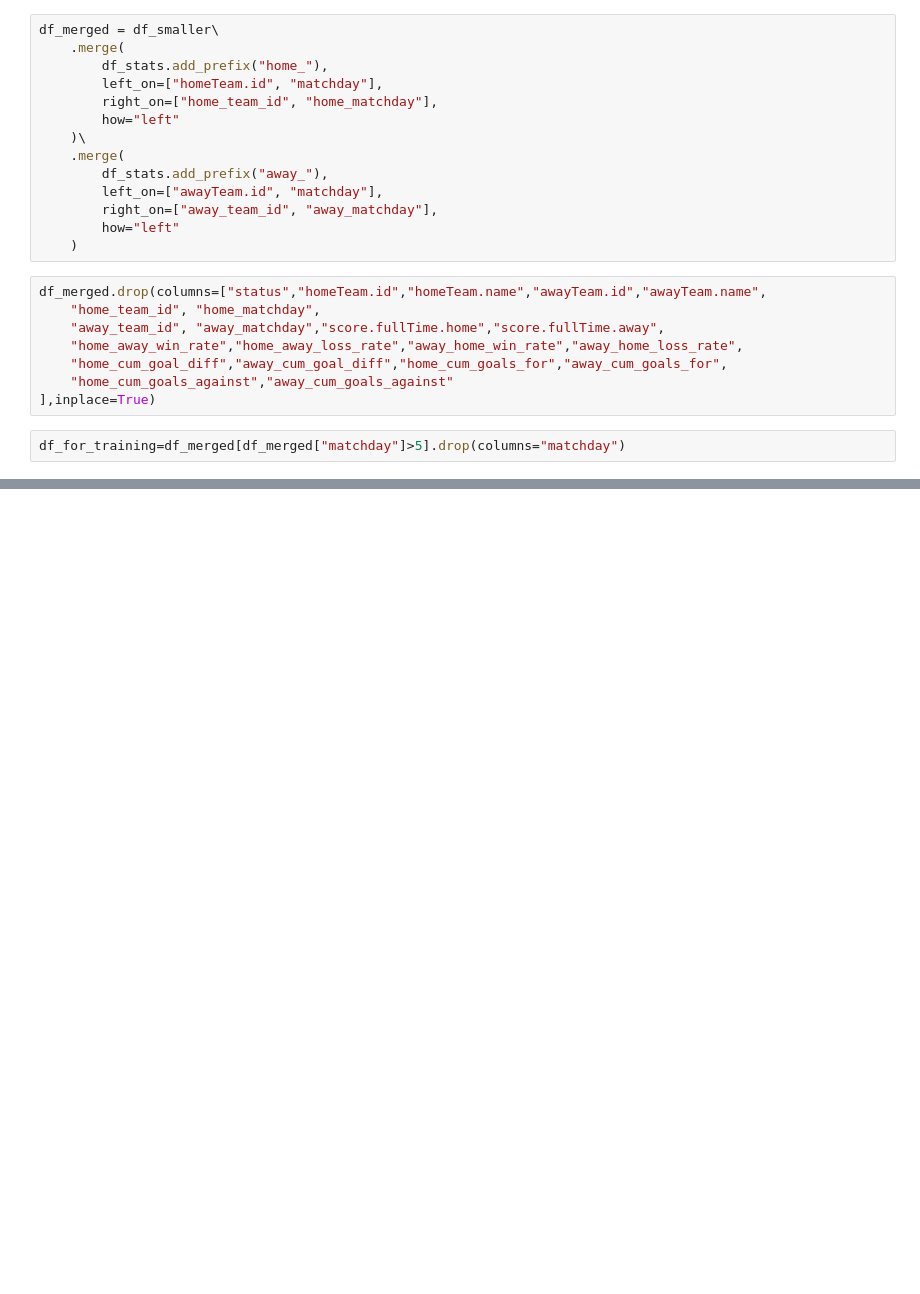
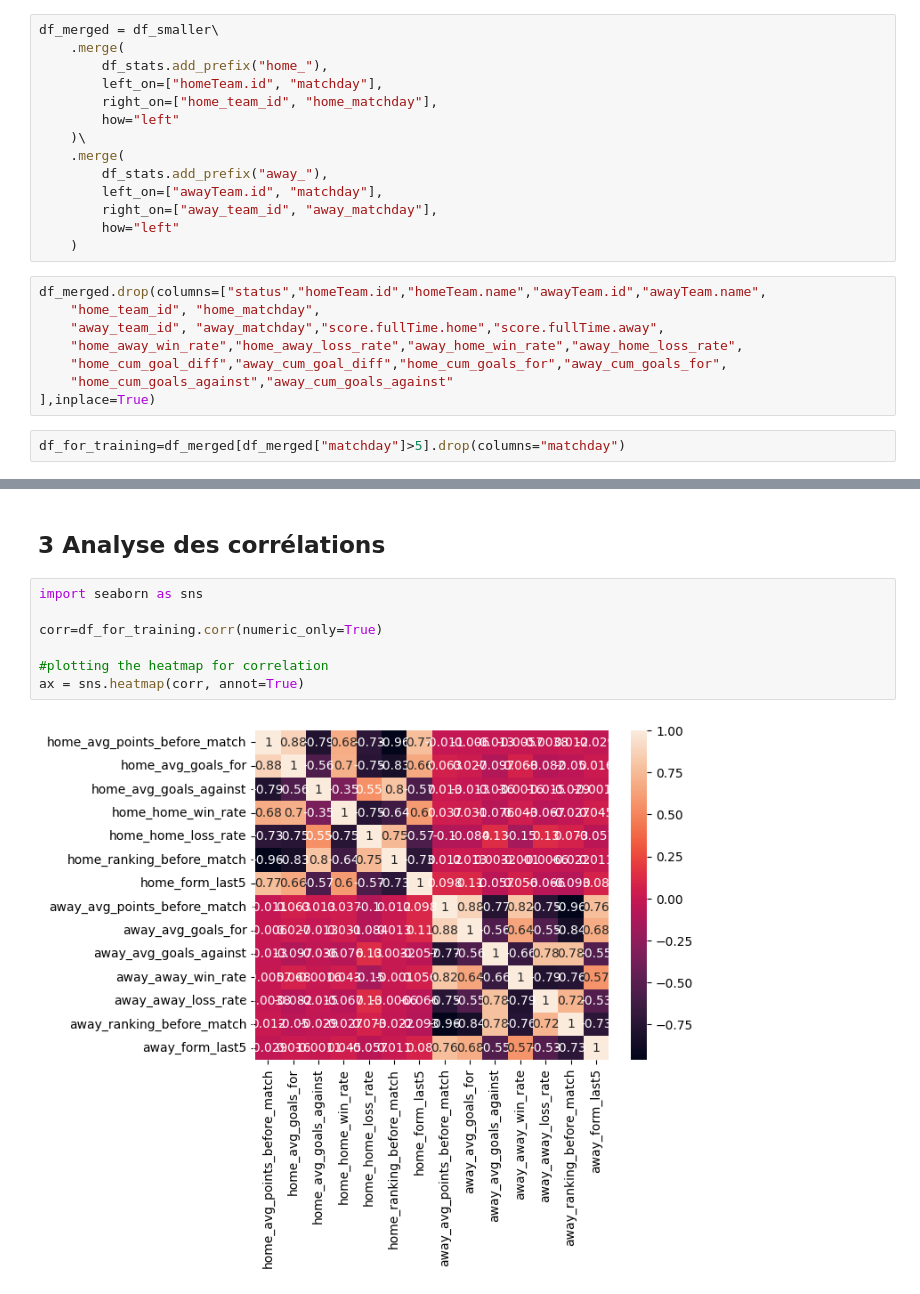
Before and after one commit to judithbreaud/ligue1_viz, a Jupyter notebook: notebooks/prediction.ipynb, the cells around one changed output, grey strips where cells are left out. Cells and saved outputs as stored; diff of their text form; blank space fills up the shorter version.

```diff
--- a/notebooks/prediction.ipynb
+++ b/notebooks/prediction.ipynb
@@ -223,0 +300,11 @@ df_for_training.head()
+# %% [markdown]
+## 3 Analyse des corrélations
+# %%
+import seaborn as sns
+
+corr=df_for_training.corr(numeric_only=True)
+
+#plotting the heatmap for correlation
+ax = sns.heatmap(corr, annot=True)
+# %% [output]
+[figure, added]
```
Also changed, not shown: parts of 16 cells of this notebook.
